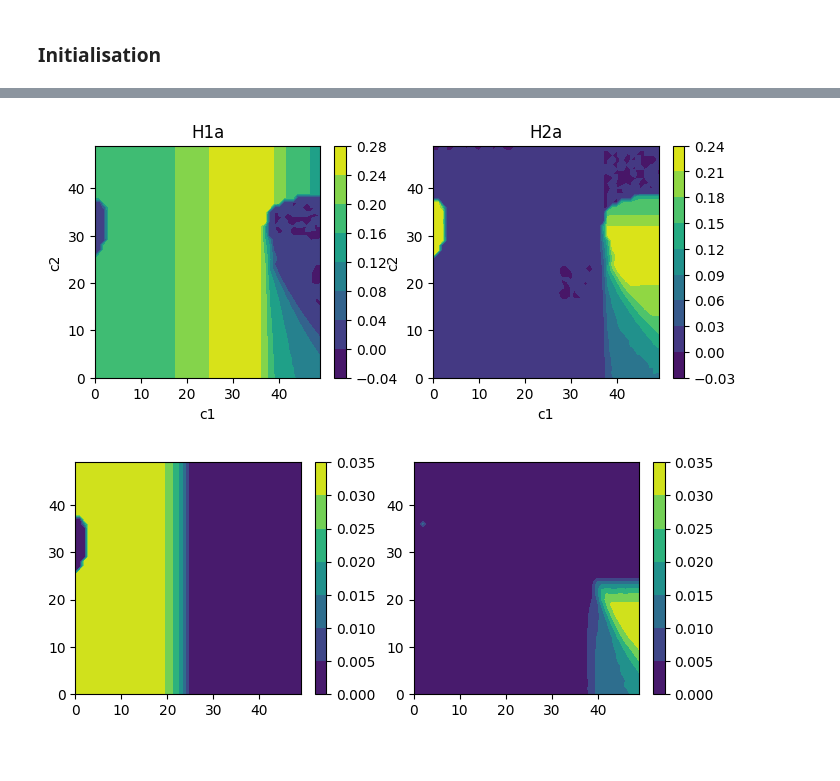
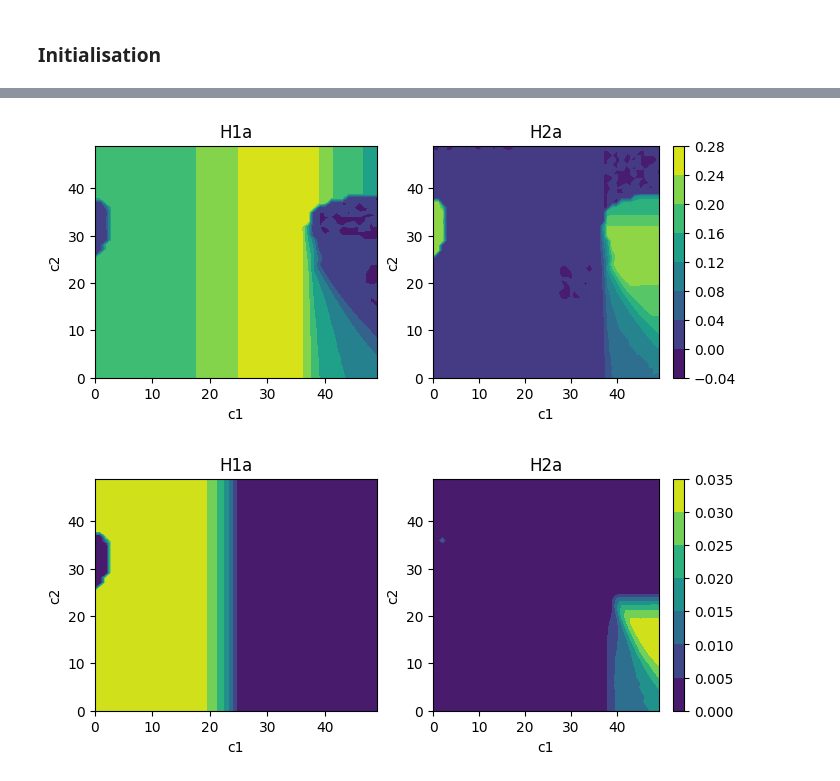
Before and after one commit to rbnmj/turingmodel, a Jupyter notebook: main_crowding.ipynb, the cells around one changed output, grey strips where cells are left out. Cells and saved outputs as stored; diff of their text form; code cells hidden in the pictures.

```diff
--- a/main_crowding.ipynb
+++ b/main_crowding.ipynb
@@ -221,10 +242,11 @@ Data saved to ./data/./crowding/231006-c-newcrowding/
 # %%
 df = tm.loaddata("./crowding/231006-c-newcrowding/", load_list)
 fig, (ax1, ax2) = plt.subplots(1, 2, figsize=(8, 8), gridspec_kw={'top': 0.4})
-im1 = ax1.contourf(df["meandensity_H1x"], cmap="viridis")
-im2 = ax2.contourf(df["meandensity_H2x"], cmap="viridis")
-fig.colorbar(im1, ax=ax1)
-fig.colorbar(im2, ax=ax2)
+im1 = ax1.contourf(df["meandensity_H1x"], cmap="viridis", vmin = -0.04, vmax = 0.28)
+im2 = ax2.contourf(df["meandensity_H2x"], cmap="viridis", vmin = -0.04, vmax = 0.28)
+# fig.colorbar(im1, ax=ax1)
+# fig.colorbar(im2, ax=ax2)
+fig.colorbar(im1, ax=ax2)
 ax1.set_title("H1a")
 ax2.set_title("H2a")
 ax1.set_xlabel("c1")
@@ -234,17 +256,24 @@ ax2.set_ylabel("c2")
 plt.tight_layout()
 plt.show()
 # %% [output]
-[figure, old version]
+[figure, new version]
 # %%
 fig, (ax1, ax2) = plt.subplots(1, 2, figsize=(8, 8), gridspec_kw={'top': 0.4})
 im1 = ax1.contourf(df["checkOsc_H1x"], cmap="viridis")
 im2 = ax2.contourf(df["checkOsc_H2x"], cmap="viridis")
-fig.colorbar(im1, ax=ax1)
-fig.colorbar(im2, ax=ax2)
+# fig.colorbar(im1, ax=ax1)
+# fig.colorbar(im2, ax=ax2)
+fig.colorbar(im1, ax=ax2)
+ax1.set_title("H1a")
+ax2.set_title("H2a")
+ax1.set_xlabel("c1")
+ax1.set_ylabel("c2")
+ax2.set_xlabel("c1")
+ax2.set_ylabel("c2")
 plt.tight_layout()
 plt.show()
 # %% [output]
-[figure, old version]
+[figure, new version]
 # %%
 import numpy as np
 import sympy as sp
```
Also changed, not shown: parts of 9 cells of this notebook, 3 other files.
